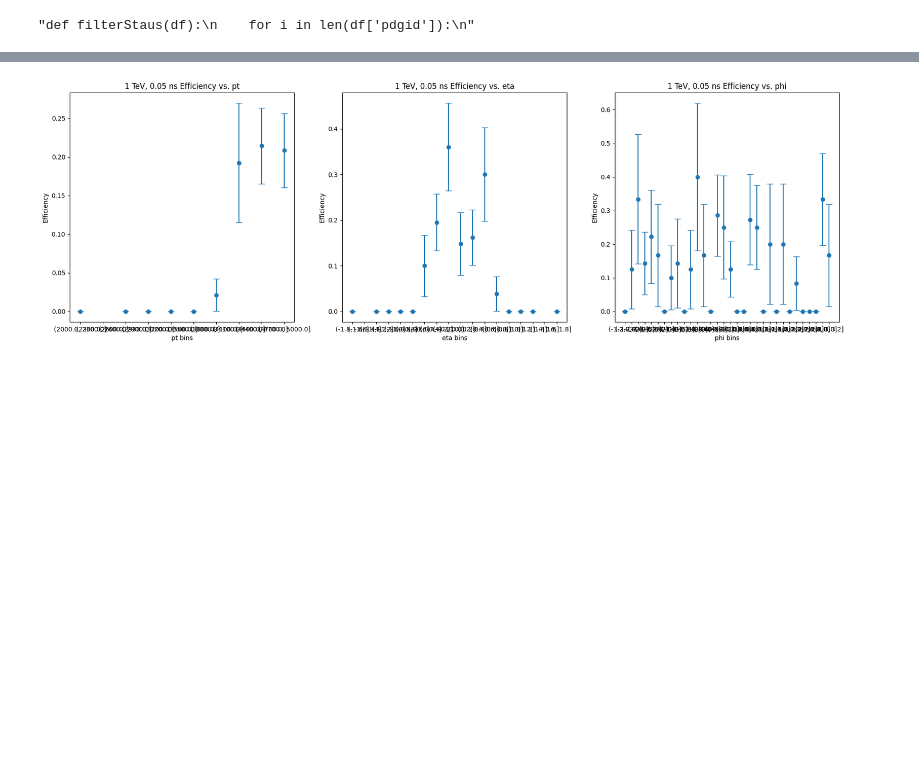
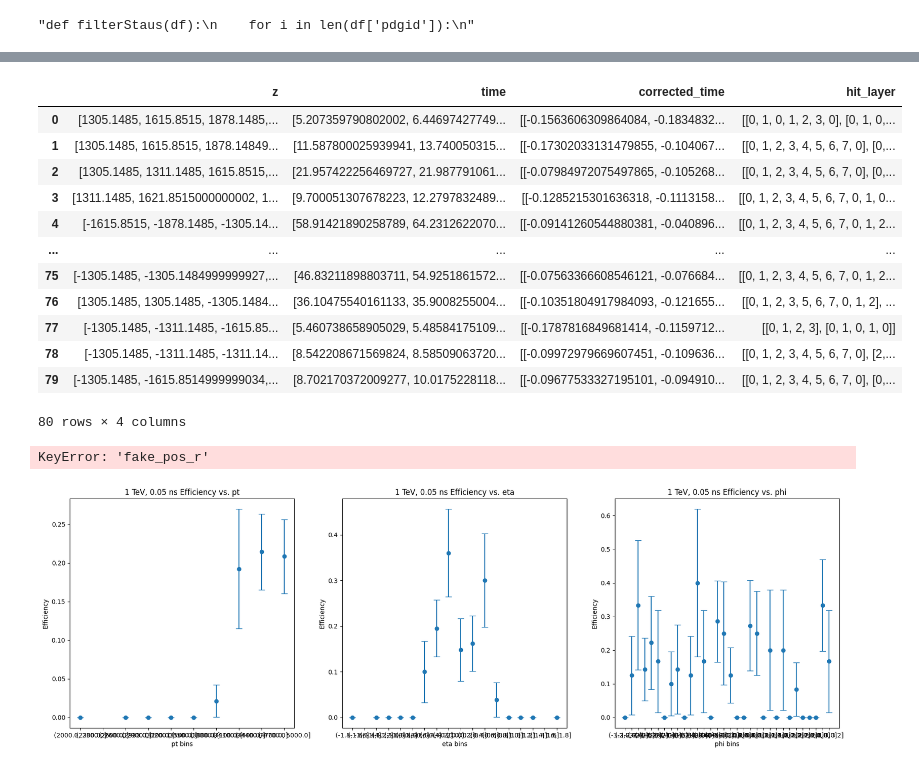
Before and after one commit to kdp-lab/MarkLLPCode, a Jupyter notebook: reco/reco_json_analyzer.ipynb, the cells around one changed output, grey strips where cells are left out. Drawn from its saved outputs; the diff is of its cells as text; code cells hidden in the pictures; blank space fills up the shorter version.

```diff
--- a/reco/reco_json_analyzer.ipynb
+++ b/reco/reco_json_analyzer.ipynb
@@ -600,3 +600,46 @@ See the caveats in the documentation: https://pandas.pydata.org/pandas-docs/stab
+# %%
+display(df_1000_10_fake_hits)
+# %% [output]
+|  | z | time | corrected_time | hit_layer |
+| 0 | [1305.1485, 1615.8515, 1878.1485,... | [5.207359790802002, 6.44697427749... | [[-0.1563606309864084, -0.1834832... | [[0, 1, 0, 1, 2, 3, 0], [0, 1, 0,... |
+| 1 | [1305.1485, 1615.8515, 1878.14849... | [11.587800025939941, 13.740050315... | [[-0.17302033131479855, -0.104067... | [[0, 1, 2, 3, 4, 5, 6, 7, 0], [0,... |
+| 2 | [1305.1485, 1311.1485, 1615.8515,... | [21.957422256469727, 21.987791061... | [[-0.07984972075497865, -0.105268... | [[0, 1, 2, 3, 4, 5, 6, 7, 0], [0,... |
+| 3 | [1311.1485, 1621.8515000000002, 1... | [9.700051307678223, 12.2797832489... | [[-0.1285215301636318, -0.1113158... | [[0, 1, 2, 3, 4, 5, 6, 7, 0, 1, 0... |
+| 4 | [-1615.8515, -1878.1485, -1305.14... | [58.91421890258789, 64.2312622070... | [[-0.09141260544880381, -0.040896... | [[0, 1, 2, 3, 4, 5, 6, 7, 0, 1, 2... |
+| ... | ... | ... | ... | ... |
+| 75 | [-1305.1485, -1305.1484999999927,... | [46.83211898803711, 54.9251861572... | [[-0.07563366608546121, -0.076684... | [[0, 1, 2, 3, 4, 5, 6, 7, 0, 1, 2... |
+| 76 | [1305.1485, 1305.1485, -1305.1484... | [36.10475540161133, 35.9008255004... | [[-0.10351804917984093, -0.121655... | [[0, 1, 2, 3, 5, 6, 7, 0, 1, 2], ... |
+| 77 | [-1305.1485, -1311.1485, -1615.85... | [5.460738658905029, 5.48584175109... | [[-0.1787816849681414, -0.1159712... | [[0, 1, 2, 3], [0, 1, 0, 1, 0]] |
+| 78 | [-1305.1485, -1311.1485, -1311.14... | [8.542208671569824, 8.58509063720... | [[-0.09972979669607451, -0.109636... | [[0, 1, 2, 3, 4, 5, 6, 7, 0], [2,... |
+| 79 | [-1305.1485, -1615.8514999999034,... | [8.702170372009277, 10.0175228118... | [[-0.09677533327195101, -0.094910... | [[0, 1, 2, 3, 4, 5, 6, 7, 0], [0,... |
+80 rows × 4 columns
+# %%
+for index, row in df_1000_10_fake_hits.iloc[:75].iterrows():
+    r_values = row['fake_pos_r']
+    print(r_values)
+    print(z_values)
+    z_values = row['fake_pos_z']
+
+    plt.figure()
+    plt.scatter(r_values, z_values)
+    plt.title(f'Scatter Plot for Row {index}')
+    plt.xlabel('r')
+    plt.ylabel('z')
+    plt.grid(True)
+    plt.show()
+
+    x_values = row['fake_pos_x']
+    y_values = row['fake_pos_y']
+
+    plt.figure()
+    plt.scatter(x_values, y_values)
+    plt.title(f'Scatter Plot for Row {index}')
+    plt.xlabel('x')
+    plt.ylabel('y')
+    plt.grid(True)
+    plt.show()
+# %% [output]
+KeyError: 'fake_pos_r'
 # %%
 # Flatten the DataFrame
 df_flat = pd.DataFrame({
```
Also changed, not shown: parts of 11 cells of this notebook, 4 other files.
